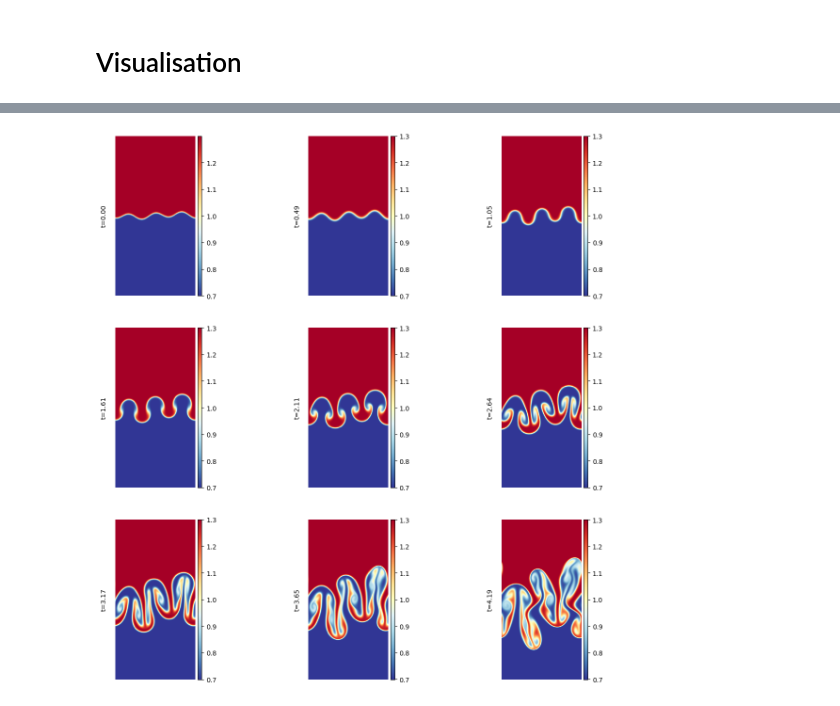
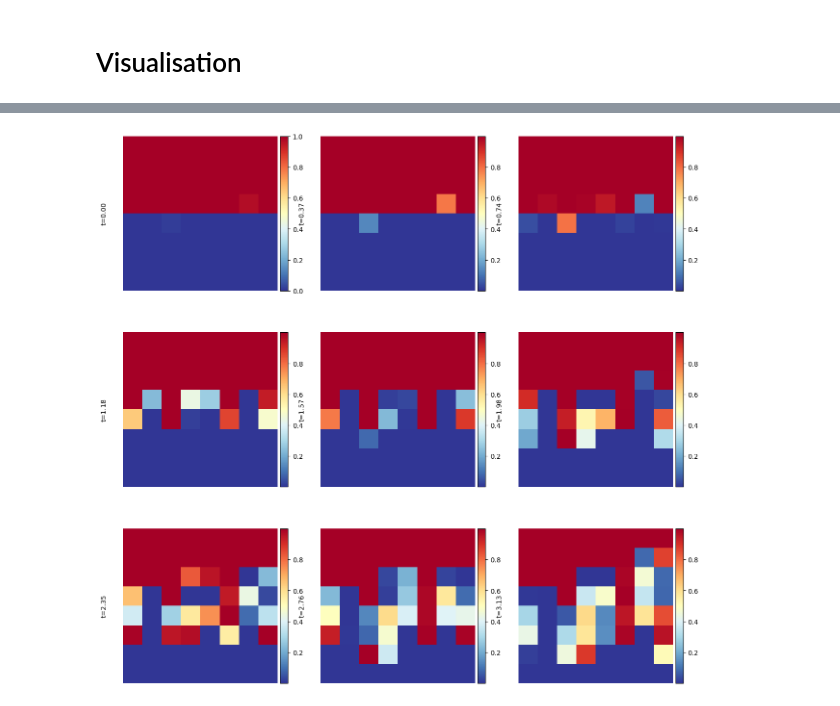
Before and after one commit to Samuel-Chapuis/Rayleigh-Taylor-Generative-Surrogate, a Jupyter notebook: VisualisationSim.ipynb, the cells around one changed output, grey strips where cells are left out. Saved outputs shown, nothing was run; the diff lists cells and outputs as text; code cells hidden in the pictures.

Commit message:
feat(data_loader): Troncation des données
Ajout d'une méthode qui tronque les simulations et conserve celle dont la zone de mélange est plus petite que le resultat de la troncature

```diff
--- a/VisualisationSim.ipynb
+++ b/VisualisationSim.ipynb
@@ -18,4 +102,5 @@ time = labels[idxs,1]
 # %%
-plot_sim_2d(sim, time)
+sim_norm = data_preprocessing(sim, resize=8)
+plot_sim_2d(sim_norm, time)
 # %% [output]
-[figure, old version]
+[figure, new version]
```
Also changed, not shown: parts of 7 cells of this notebook, 5 other files.
